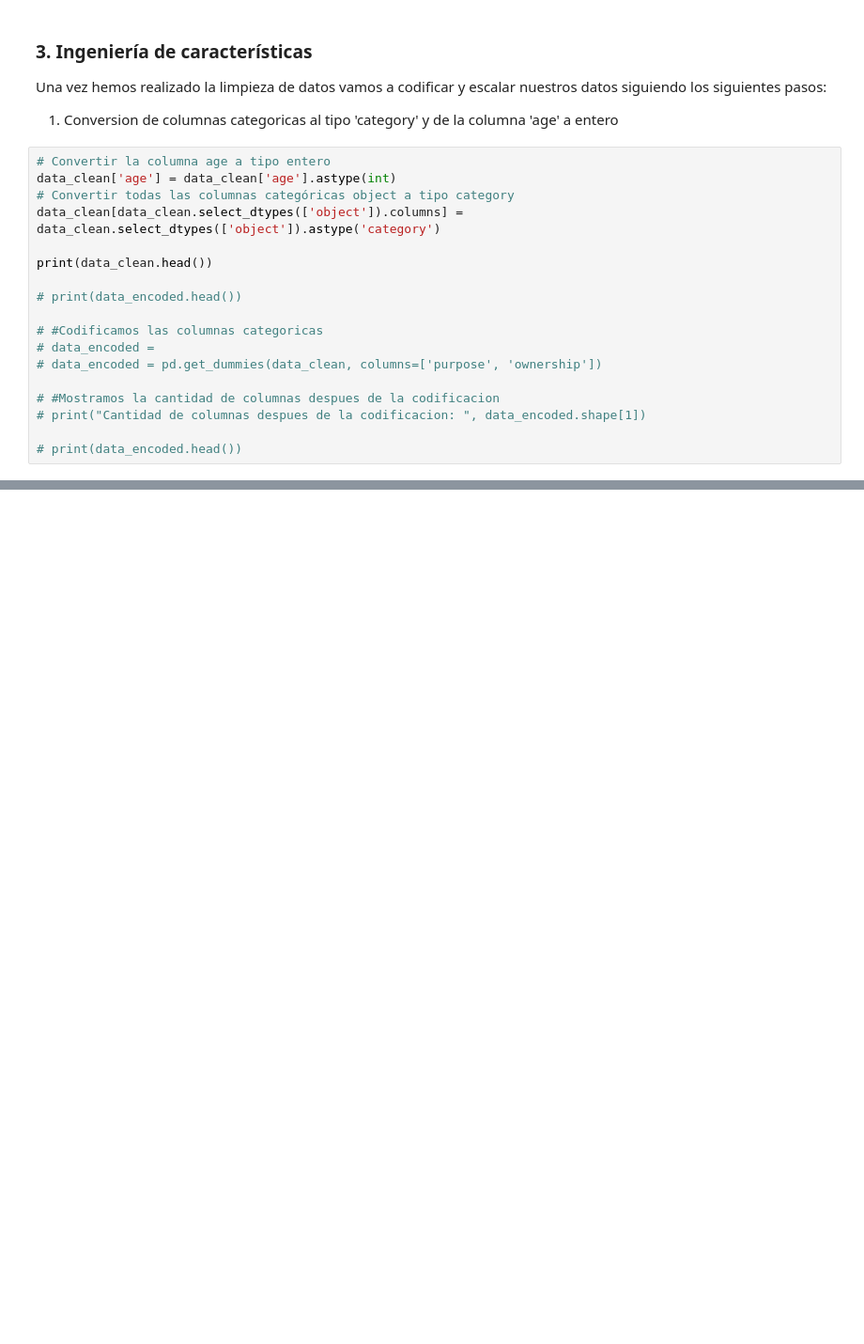
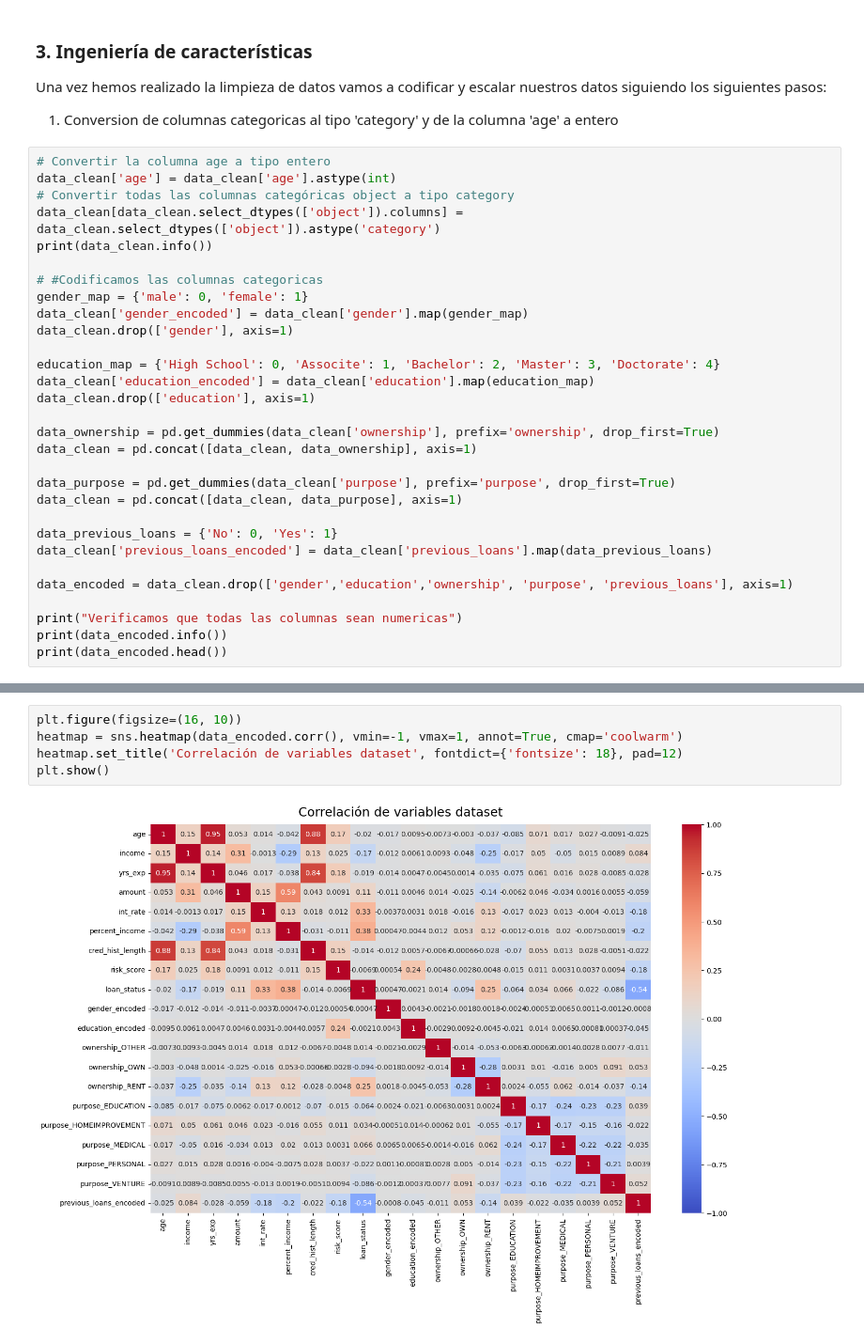
Before and after one commit to ricmiber96/IABD, a Jupyter notebook: PIA/UD03/UD03_Analisis_Crediticio/UD_03_Analisis_Crediticio.ipynb, the cells around one changed output, grey strips where cells are left out. Shown at 94% size. Drawn from its saved outputs; the diff is of its cells as text; blank space fills up the shorter version.

```diff
--- a/PIA/UD03/UD03_Analisis_Crediticio/UD_03_Analisis_Crediticio.ipynb
+++ b/PIA/UD03/UD03_Analisis_Crediticio/UD_03_Analisis_Crediticio.ipynb
@@ -210,17 +212,29 @@ Una vez hemos realizado la limpieza de datos vamos a codificar y escalar nuestro
 data_clean['age'] = data_clean['age'].astype(int)
 # Convertir todas las columnas categóricas object a tipo category
 data_clean[data_clean.select_dtypes(['object']).columns] = data_clean.select_dtypes(['object']).astype('category')
-
-print(data_clean.head())
-
-# print(data_encoded.head())
+print(data_clean.info())
 
 # #Codificamos las columnas categoricas
-# data_encoded =
-# data_encoded = pd.get_dummies(data_clean, columns=['purpose', 'ownership'])
+gender_map = {'male': 0, 'female': 1}
+data_clean['gender_encoded'] = data_clean['gender'].map(gender_map)
+data_clean.drop(['gender'], axis=1)
 
-# #Mostramos la cantidad de columnas despues de la codificacion
-# print("Cantidad de columnas despues de la codificacion: ", data_encoded.shape[1])
+education_map = {'High School': 0, 'Associte': 1, 'Bachelor': 2, 'Master': 3, 'Doctorate': 4}
+data_clean['education_encoded'] = data_clean['education'].map(education_map)
+data_clean.drop(['education'], axis=1)
 
-# print(data_encoded.head())
+data_ownership = pd.get_dummies(data_clean['ownership'], prefix='ownership', drop_first=True)
+data_clean = pd.concat([data_clean, data_ownership], axis=1)
+
+data_purpose = pd.get_dummies(data_clean['purpose'], prefix='purpose', drop_first=True)
+data_clean = pd.concat([data_clean, data_purpose], axis=1)
+
+data_previous_loans = {'No': 0, 'Yes': 1}
+data_clean['previous_loans_encoded'] = data_clean['previous_loans'].map(data_previous_loans)
+
+data_encoded = data_clean.drop(['gender','education','ownership', 'purpose', 'previous_loans'], axis=1)
+
+print("Verificamos que todas las columnas sean numericas")
+print(data_encoded.info())
+print(data_encoded.head())
 # %% [output]
@@ -246,0 +275,7 @@ print(data_clean.head())
+# %%
+plt.figure(figsize=(16, 10))
+heatmap = sns.heatmap(data_encoded.corr(), vmin=-1, vmax=1, annot=True, cmap='coolwarm')
+heatmap.set_title('Correlación de variables dataset', fontdict={'fontsize': 18}, pad=12)
+plt.show()
+# %% [output]
+[figure, added]
```
Also changed, not shown: parts of 11 cells of this notebook.
